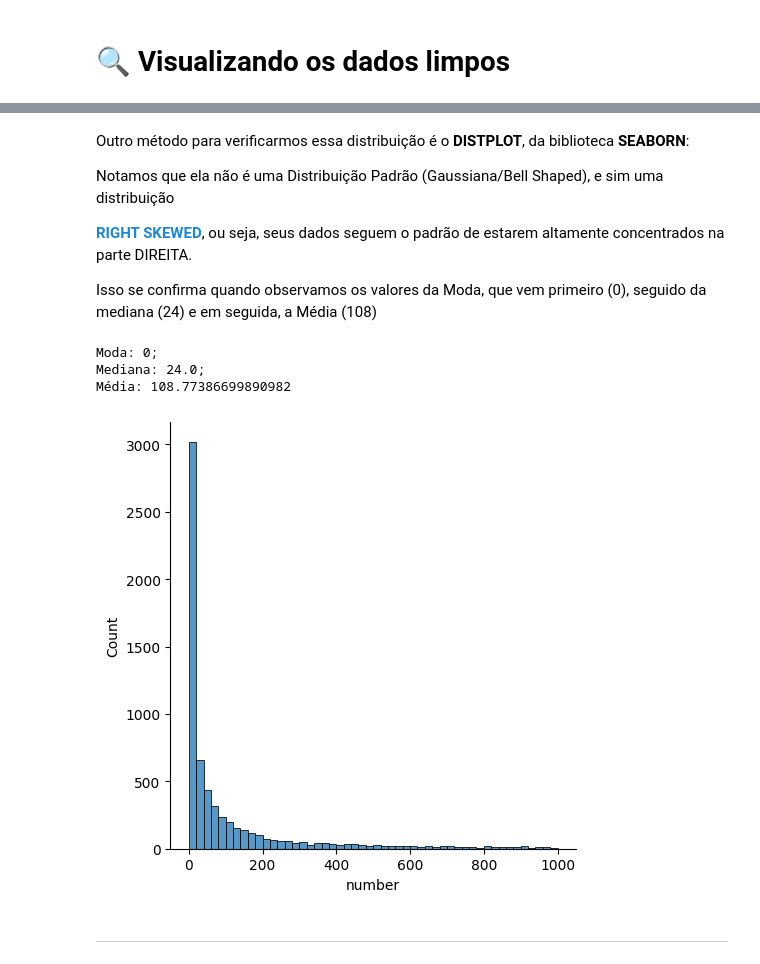
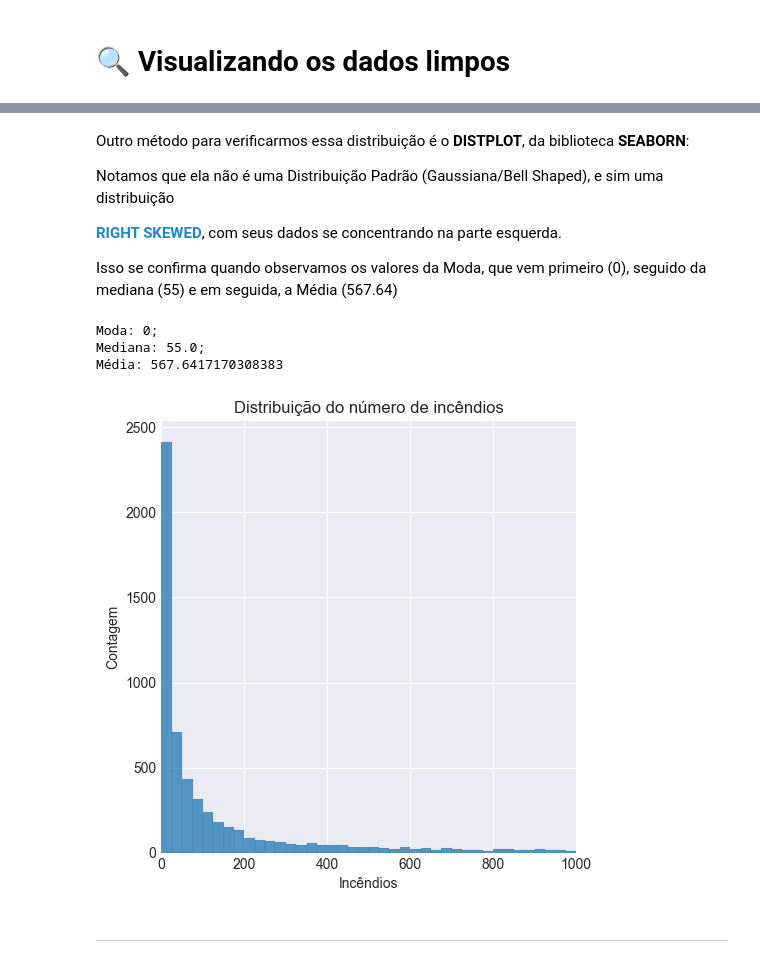
Before and after one commit to pedrorcm/Queimadas_Brasil, a Jupyter notebook: extenso.ipynb, the cells around one changed output, grey strips where cells are left out. Saved outputs shown, nothing was run; the diff lists cells and outputs as text; code cells hidden in the pictures.

```diff
--- a/extenso.ipynb
+++ b/extenso.ipynb
@@ -449,0 +474,2 @@ len(dados_originais.Estado.unique())
+# %%
+dados_originais = dados_originais.drop_duplicates()
@@ -449,0 +514,12 @@ len(dados_originais.Estado.unique())
+# %%
+dicionario_regiao = {'Acre':'N', 'Amapá':'N', 'Amazonas':'N', 'Pará':'N', 'Rondônia':'N', 'Roraima':'N', 'Tocantins':'N',
+                    'Alagoas':'NE', 'Bahia':'NE', 'Ceará':'NE', 'Maranhão':'NE', 'Paraíba':'NE', 'Pernambuco':'NE', 'Piauí':'NE',
+                    'Rio Grande do Norte':'NE', 'Sergipe':'NE', 'Espírito Santo':'SE', 'Minas Gerais':'SE', 'Rio de Janeiro':'SE',
+                    'São Paulo':'SE','Goiás':'CO', 'Mato Grosso':'CO', 'Mato Grosso do Sul':'CO','Distrito Federal':'CO',
+                    'Paraná':'S', 'Santa Catarina':'S', 'Rio Grande do Sul':'S'}
+
+dados_originais['Regiao'] = dados_originais.Estado.apply(lambda x: dicionario_regiao.get(x))
+# %%
+dados_originais['Mes_int'] = dados_originais.Mes.apply(lambda x: nomeMes_Numeral(x))
+# %%
+dados_originais['Trimestre'] = dados_originais.Mes_int.apply(lambda x: mes_Trimestre(x))
@@ -526,19 +629,24 @@ Outro método para verificarmos essa distribuição é o **DISTPLOT**, da biblio
 
 Notamos que ela não é uma Distribuição Padrão (Gaussiana/Bell Shaped), e sim uma distribuição
 
-<b style="color:#1c87d9">**RIGHT SKEWED**</b>, ou seja, seus dados seguem o padrão de estarem altamente concentrados na parte DIREITA.
+<b style="color:#1c87d9">**RIGHT SKEWED**</b>, com seus dados se concentrando na parte esquerda.
 
-Isso se confirma quando observamos os valores da Moda, que vem primeiro (0), seguido da mediana (24) e em seguida, a Média (108)
+Isso se confirma quando observamos os valores da Moda, que vem primeiro (0), seguido da mediana (55) e em seguida, a Média (567.64)
 # %%
-sns.displot(data, x='number', binwidth=20)
+sns.displot(dados_originais, x='Numero', binwidth=25)
+plt.xlim(0,1000)
+plt.ylabel('Contagem')
+plt.xlabel('Incêndios')
+plt.title('Distribuição do número de incêndios')
 
 plt.plot()
-print(f'Moda: {data.number.mode()[0]};\nMediana: {data.number.median()};\nMédia: {data.number.mean()}')
+
+print(f'Moda: {dados_originais.Numero.mode()[0]};\nMediana: {dados_originais.Numero.median()};\nMédia: {dados_originais.Numero.mean()}')
 # %% [output]
 Moda: 0;
-Mediana: 24.0;
-Média: 108.77386699890982
+Mediana: 55.0;
+Média: 567.6417170308383
-[figure, old version]
+[figure, new version]
 # %% [markdown]
 ____________
 # %% [markdown]
```
Also changed, not shown: parts of 68 cells of this notebook.
